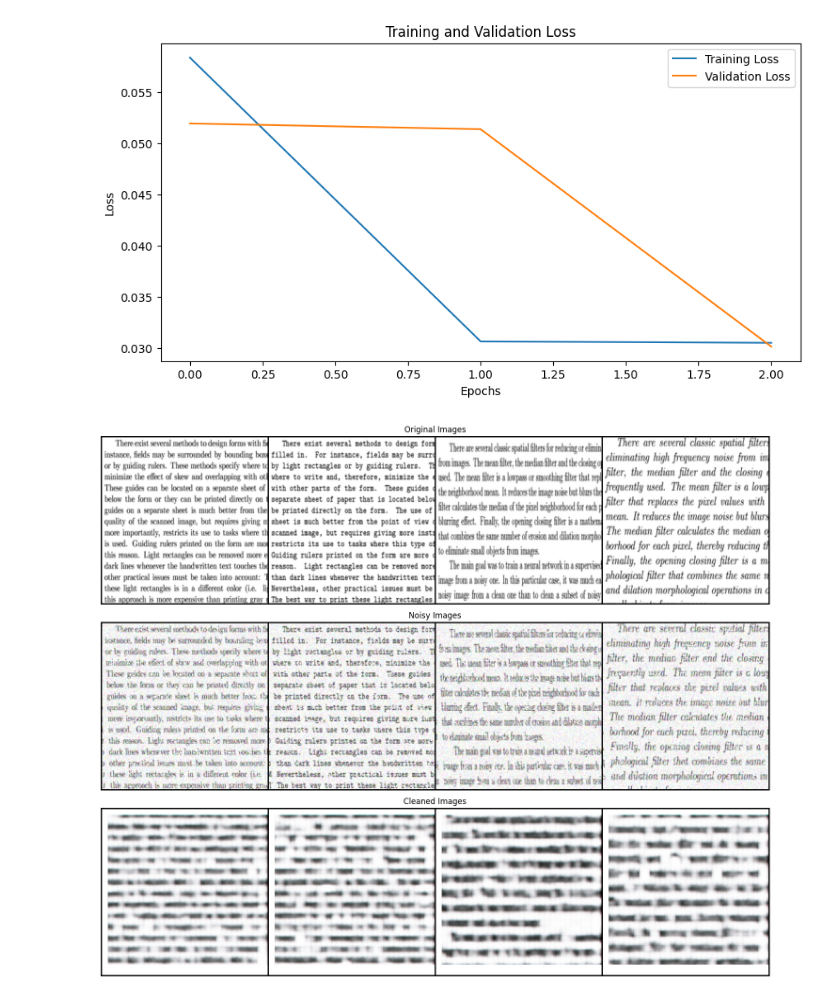
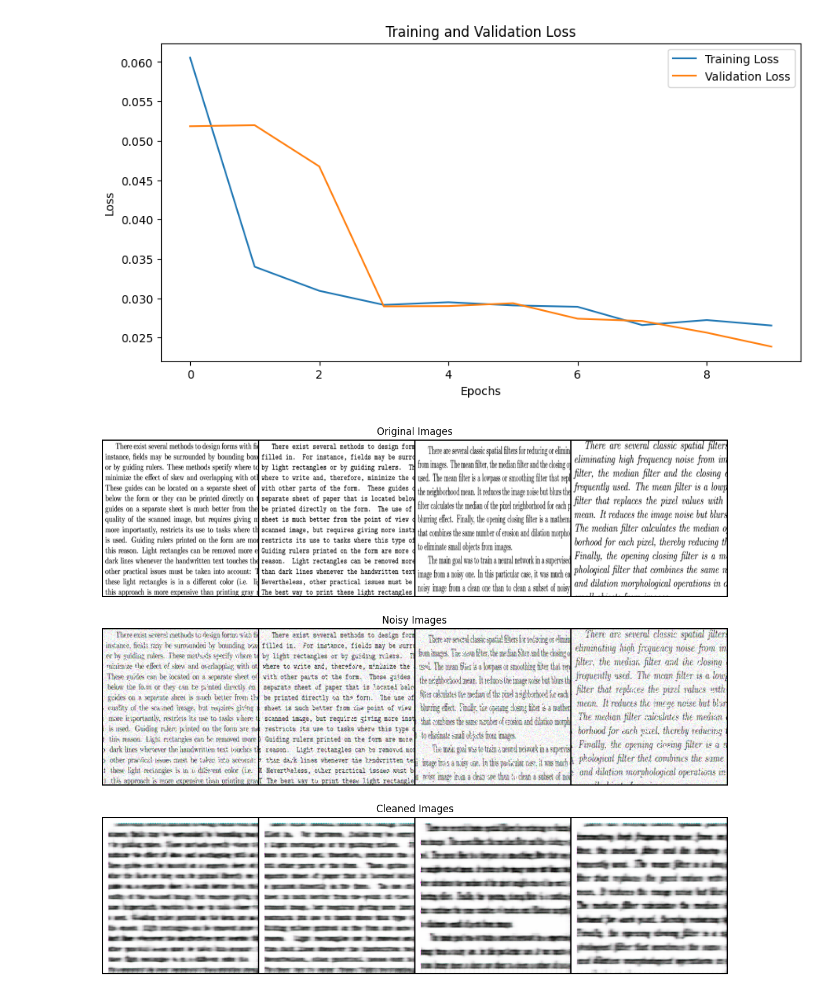
Before and after one commit to leothesouthafrican/autoencoder_denoising, a Jupyter notebook: main.ipynb, the cells around one changed output. Saved outputs shown, nothing was run; the diff lists cells and outputs as text; code cells hidden in the pictures.

```diff
--- a/main.ipynb
+++ b/main.ipynb
@@ -1,13 +1,14 @@
 # %%
 # main.py
 
+import os
+from datetime import datetime
 import torch
 import torch.nn as nn
 from torchvision import datasets, transforms
 from torch.utils.data import DataLoader, random_split
 from custom_dataset import CustomImageDataset
 from training_functions import train_denoising_model, validate_model
-from torchvision.transforms import Resize
 from autoencoders import Autoencoder1
 import torch.optim as optim
 from tqdm import tqdm
@@ -17,10 +18,14 @@ from visualisation import display_training_results
 # Set random seed for reproducibility
 torch.manual_seed(0)
 
+# Generate output directory name
+output_dir = "output/" + datetime.now().strftime("%Y%m%d-%H%M%S")
+os.makedirs(output_dir, exist_ok=True)
+
 # Set environment variables
 TRAIN_FUNCTION = train_denoising_model
 MODEL = Autoencoder1
-EPOCHS = 3
+EPOCHS = 10
 DEVICE = "mps"
 
 # Noise Parameters
@@ -29,13 +34,13 @@ NOISE_PARAMS = {
     "warp": 0.9,
     "speckle": 0.5,
     "streak": 0.5,
-    "rotate": 0.1
+    "rotate": 0.15
 }
 
 DATASET_PATH = "/Users/leo/Programming/autoencoder/data/TextImages/train_cleaned"
 
 transform = transforms.Compose([
-    Resize((256, 256)),  # Resize all images to 224x224
+    transforms.Resize((256, 256)),
     transforms.ToTensor()
 ])
 
@@ -58,6 +63,7 @@ optimizer = optim.Adam(model.parameters(), lr=0.001)
 # Training and Validation
 train_losses = []
 valid_losses = []
+min_valid_loss = float('inf')
 
 for epoch in range(EPOCHS):
     train_loss = 0.0
@@ -75,6 +81,12 @@ for epoch in range(EPOCHS):
 
     print(f"Epoch [{epoch+1}/{EPOCHS}] Average Train Loss: {avg_train_loss:.4f}, Average Validation Loss: {valid_loss:.4f}")
 
-# Display training results
-display_training_results(train_losses, valid_losses, model, valid_loader, NOISE_PARAMS, DEVICE)
+    # Check if this is the best model (lowest validation loss)
+    if valid_loss < min_valid_loss:
+        print(f"Validation Loss Decreased ({min_valid_loss:.6f} --> {valid_loss:.6f}). Saving model...")
+        min_valid_loss = valid_loss
+        torch.save(model.state_dict(), os.path.join(output_dir, "best_model.pth"))
+
+# Display and save training results
+display_training_results(train_losses, valid_losses, model, valid_loader, NOISE_PARAMS, DEVICE, output_dir)
 # %% [output]
@@ -84,2 +110,2 @@ Epoch [3/3] Average Train Loss: 0.0305, Average Validation Loss: 0.0301
-[figure, old version]
+[figure, new version]
-[figure, old version]
+[figure, new version]
```
Also changed, not shown: parts of 1 cell of this notebook, 6 other files.
